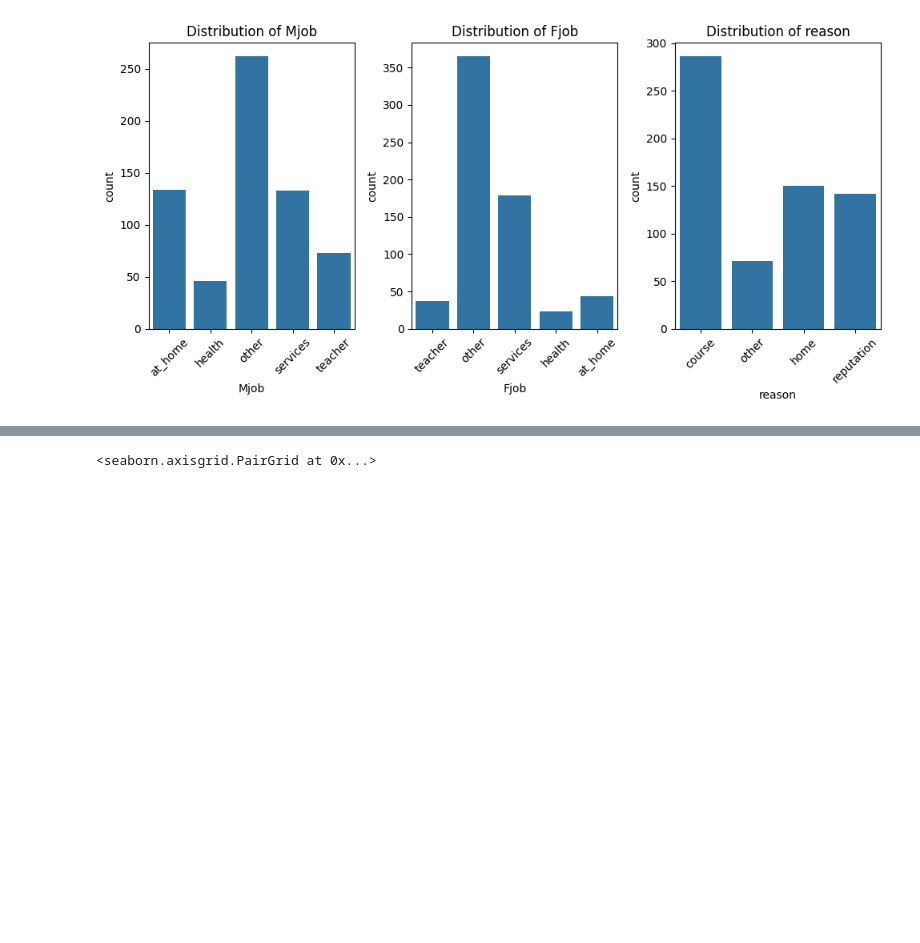
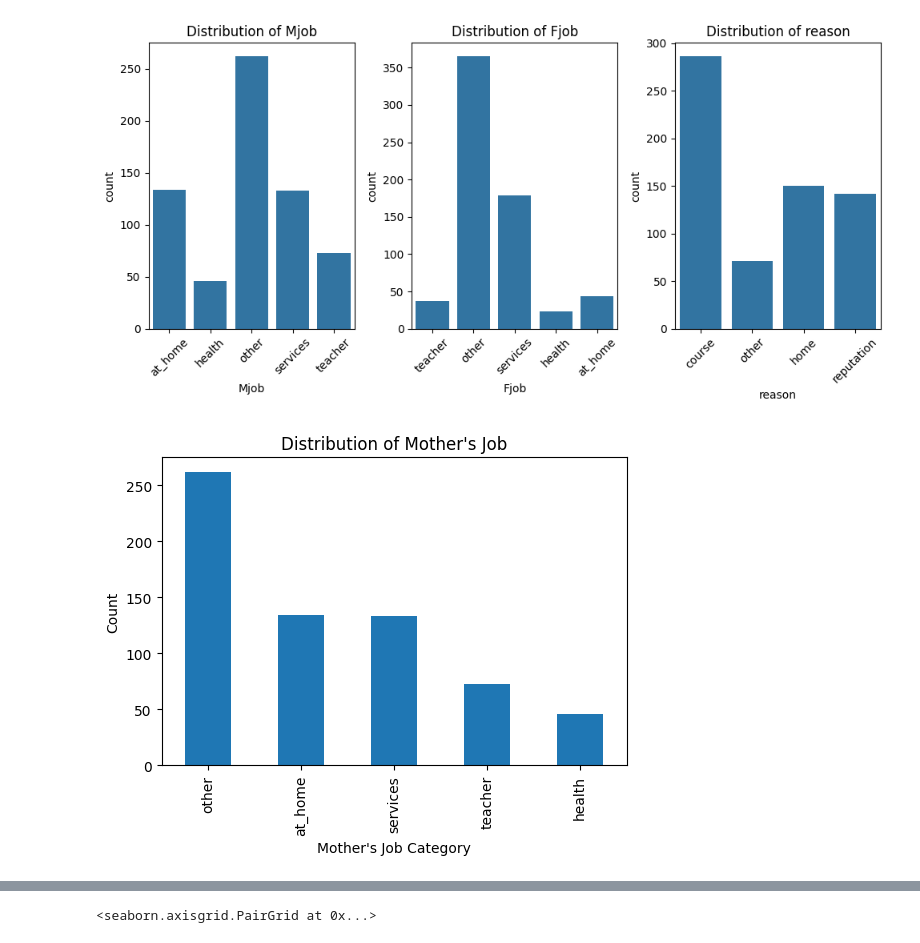
Before and after one commit to Cullen179/Practical-Data-Science, a Jupyter notebook: A1/assignment1_TEMPLATE.ipynb, the cells around one changed output, grey strips where cells are left out. Saved outputs shown, nothing was run; the diff lists cells and outputs as text; code cells hidden in the pictures; blank space fills up the shorter version.

```diff
--- a/A1/assignment1_TEMPLATE.ipynb
+++ b/A1/assignment1_TEMPLATE.ipynb
@@ -623,3 +682,11 @@ for i, col in enumerate(nominal_cols_plot):
     plt.tight_layout()
 # %% [output]
 [figure]
+# %%
+df["Mjob"].value_counts().plot(kind="bar", figsize=(6, 4))
+plt.title("Distribution of Mother's Job")
+plt.xlabel("Mother's Job Category")
+plt.ylabel("Count")
+plt.show()
+# %% [output]
+[figure, added]
```
Also changed, not shown: parts of 14 cells of this notebook.
